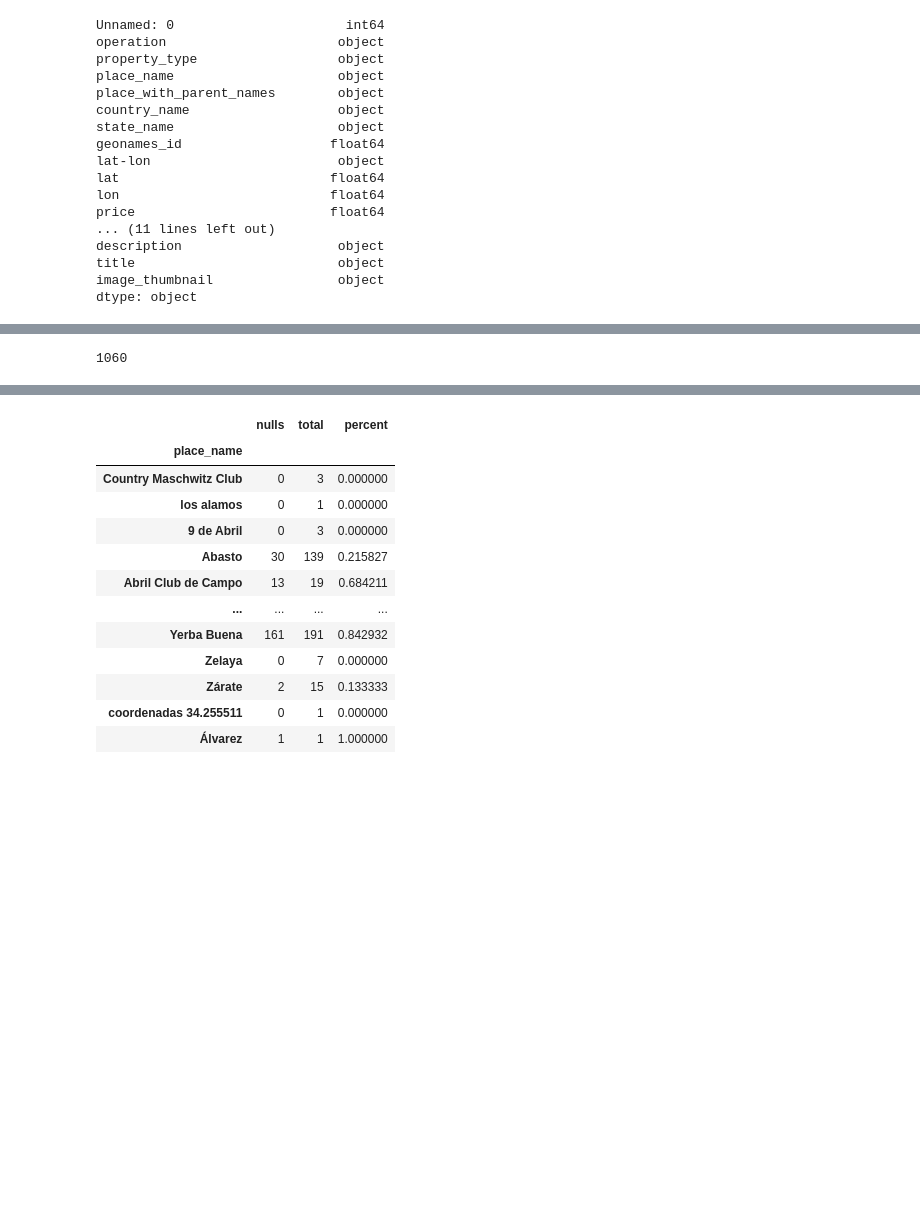
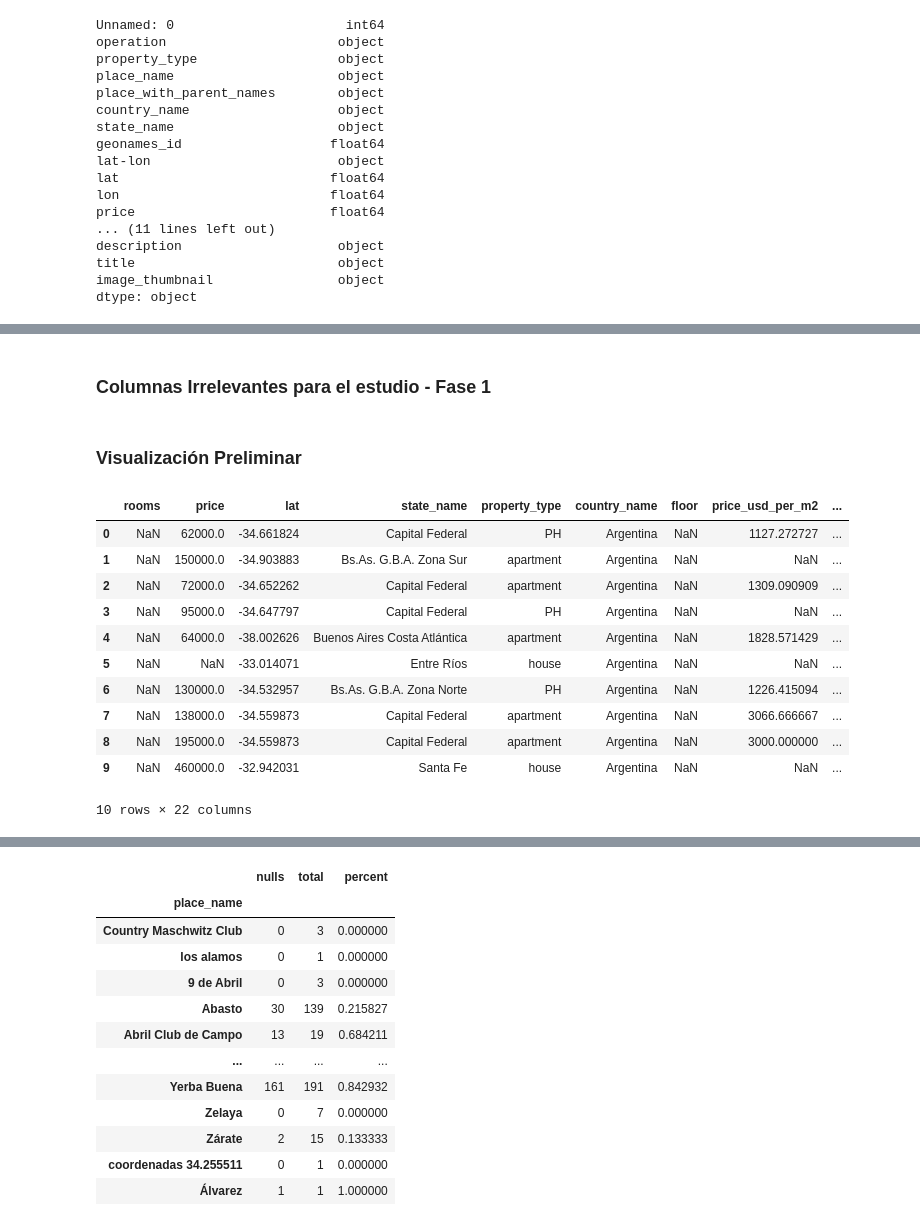
Before and after one commit to DH-DSBLEND-0420-grupo3/desafio-1, a Jupyter notebook: EDA.ipynb, the cells around one changed output, grey strips where cells are left out. Saved outputs shown, nothing was run; the diff lists cells and outputs as text; code cells hidden in the pictures; blank space fills up the shorter version.

Commit message:
cells for remove columns and fix some missing prices

```diff
--- a/EDA.ipynb
+++ b/EDA.ipynb
@@ -117,3 +81,0 @@ Programar función para extraer la zona del anterior dataset.
-# %%
-data[data["place_name"].isnull()] = "Tigre"
-data["title"] = data["title"].str.lower()
@@ -175,18 +82,23 @@ Eliminar las columnas:
-# %%
-# cantidad de localidades
-len(pd.unique(data["place_name"]))
-# %% [output]
-1060
-# %%
-def set_price_if_usd_in_title(r):
-    if re.search(r'en\s+venta', r.title, re.I):
-        if r.title.startswith(r'U$D') or r.title.startswith(r'usd'):
-            r.price    = np.float64(r.title.split()[1].strip().replace('.', ''))
-            r.currency = 'USD'
-        elif r.title.startswith(r'$'):
-            r.price    = np.float64(r.title.split()[1].strip().replace('.', ''))
-            r.currency = 'ARS'
-    elif re.search(r'precio\s+total\s+u\$d', r.title, re.I):
-    return r
-
-data = data.apply(set_price_if_usd_in_title, axis=1)
+# %% [markdown]
+### Columnas Irrelevantes para el estudio - Fase 1
+# %%
+all_columns = set(data.columns)
+relevant_columns = all_columns.difference({'Unnamed: 0', 'image_thumbnail', 'geonames_id', 'properati_url'})
+data = data.loc[:, list(relevant_columns)]
+# %% [markdown]
+### Visualización Preliminar
+# %%
+data.head(10)
+# %% [output]
+|  | rooms | price | lat | state_name | property_type | country_name | floor | price_usd_per_m2 | ... |
+| 0 | NaN | 62000.0 | -34.661824 | Capital Federal | PH | Argentina | NaN | 1127.272727 | ... |
+| 1 | NaN | 150000.0 | -34.903883 | Bs.As. G.B.A. Zona Sur | apartment | Argentina | NaN | NaN | ... |
+| 2 | NaN | 72000.0 | -34.652262 | Capital Federal | apartment | Argentina | NaN | 1309.090909 | ... |
+| 3 | NaN | 95000.0 | -34.647797 | Capital Federal | PH | Argentina | NaN | NaN | ... |
+| 4 | NaN | 64000.0 | -38.002626 | Buenos Aires Costa Atlántica | apartment | Argentina | NaN | 1828.571429 | ... |
+| 5 | NaN | NaN | -33.014071 | Entre Ríos | house | Argentina | NaN | NaN | ... |
+| 6 | NaN | 130000.0 | -34.532957 | Bs.As. G.B.A. Zona Norte | PH | Argentina | NaN | 1226.415094 | ... |
+| 7 | NaN | 138000.0 | -34.559873 | Capital Federal | apartment | Argentina | NaN | 3066.666667 | ... |
+| 8 | NaN | 195000.0 | -34.559873 | Capital Federal | apartment | Argentina | NaN | 3000.000000 | ... |
+| 9 | NaN | 460000.0 | -32.942031 | Santa Fe | house | Argentina | NaN | NaN | ... |
+10 rows × 22 columns
```
Also changed, not shown: parts of 41 cells of this notebook.
